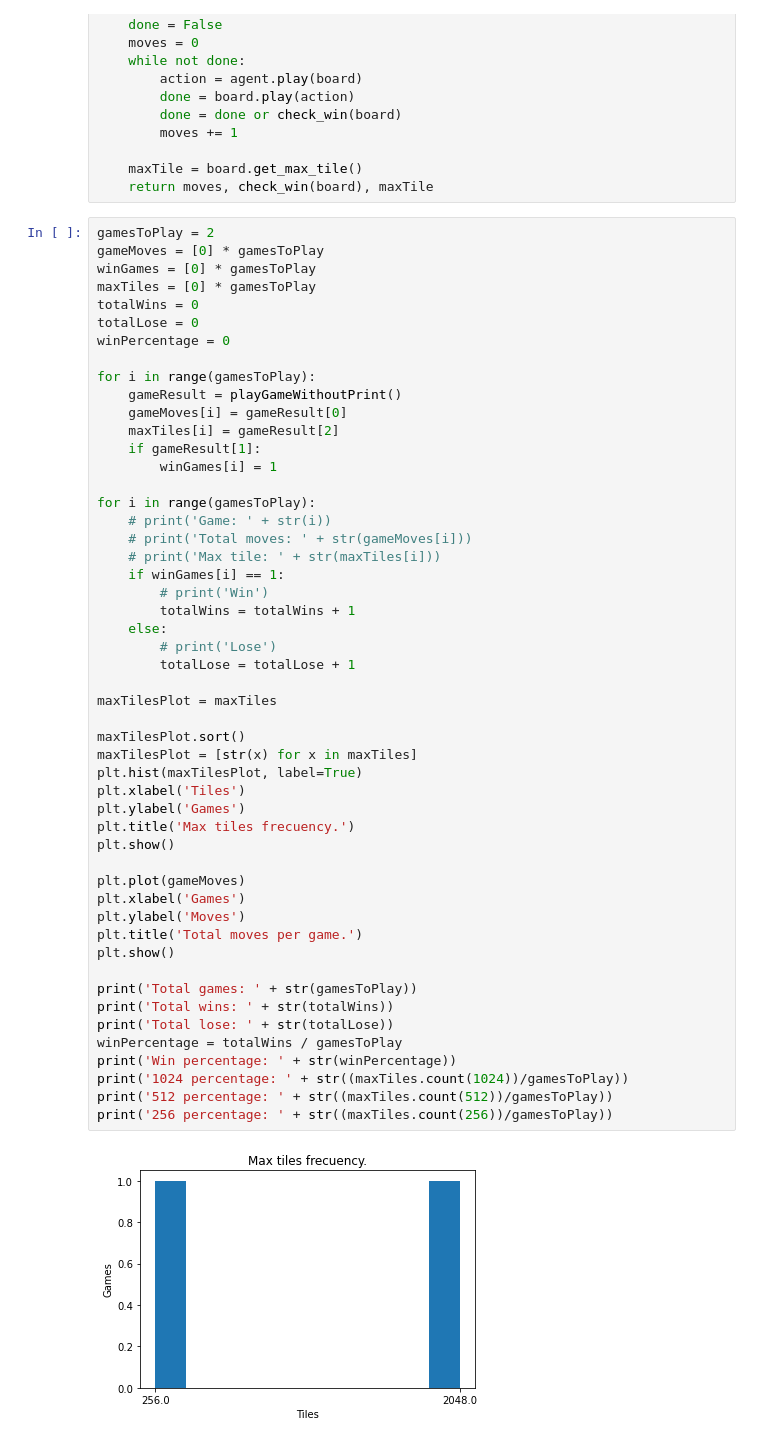
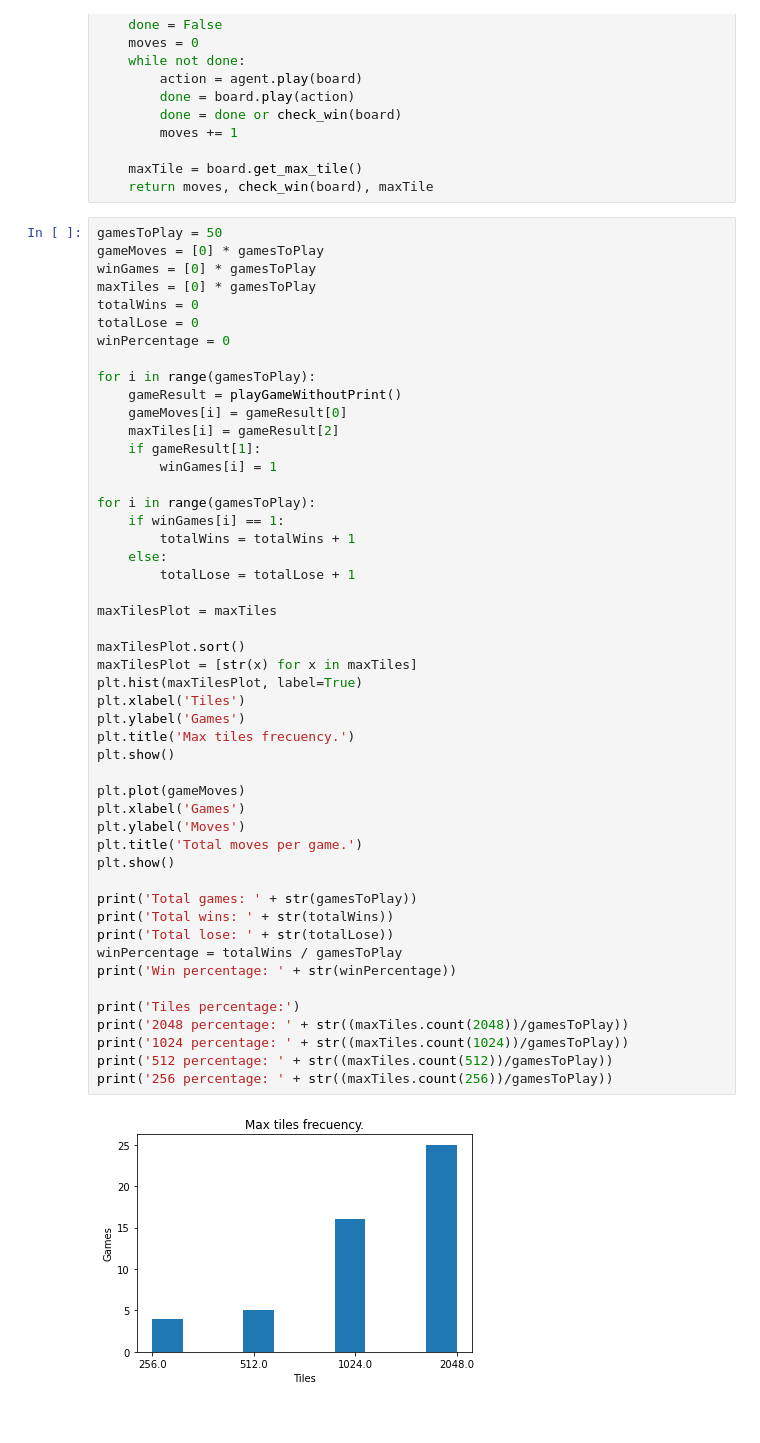
Before and after one commit to sobraljuanpa/EntregaIA, a Jupyter notebook: 2048/Main.ipynb, the cells around one changed output. Cells and saved outputs as stored; diff of their text form.

```diff
--- a/2048/Main.ipynb
+++ b/2048/Main.ipynb
@@ -58,7 +63,7 @@ def playGameWithoutPrint():
     maxTile = board.get_max_tile()
     return moves, check_win(board), maxTile
 # %%
-gamesToPlay = 2
+gamesToPlay = 50
 gameMoves = [0] * gamesToPlay
 winGames = [0] * gamesToPlay
 maxTiles = [0] * gamesToPlay
@@ -74,39 +79,37 @@ for i in range(gamesToPlay):
         winGames[i] = 1
 
 for i in range(gamesToPlay):
-    # print('Game: ' + str(i))
-    # print('Total moves: ' + str(gameMoves[i]))
-    # print('Max tile: ' + str(maxTiles[i]))
     if winGames[i] == 1:
-        # print('Win')
         totalWins = totalWins + 1
     else:
-        # print('Lose')
         totalLose = totalLose + 1
 
 maxTilesPlot = maxTiles
 
 maxTilesPlot.sort()
 maxTilesPlot = [str(x) for x in maxTiles]
 plt.hist(maxTilesPlot, label=True)
 plt.xlabel('Tiles')
 plt.ylabel('Games')
 plt.title('Max tiles frecuency.')
 plt.show()
 
 plt.plot(gameMoves)
 plt.xlabel('Games')
 plt.ylabel('Moves')
 plt.title('Total moves per game.')
 plt.show()
 
 print('Total games: ' + str(gamesToPlay))
 print('Total wins: ' + str(totalWins))
 print('Total lose: ' + str(totalLose))
 winPercentage = totalWins / gamesToPlay
 print('Win percentage: ' + str(winPercentage))
+
+print('Tiles percentage:')
+print('2048 percentage: ' + str((maxTiles.count(2048))/gamesToPlay))
 print('1024 percentage: ' + str((maxTiles.count(1024))/gamesToPlay))
 print('512 percentage: ' + str((maxTiles.count(512))/gamesToPlay))
 print('256 percentage: ' + str((maxTiles.count(256))/gamesToPlay))
 # %% [output]
-[figure, old version]
+[figure, new version]
```
Also changed, not shown: parts of 4 cells of this notebook, 3 other files.
